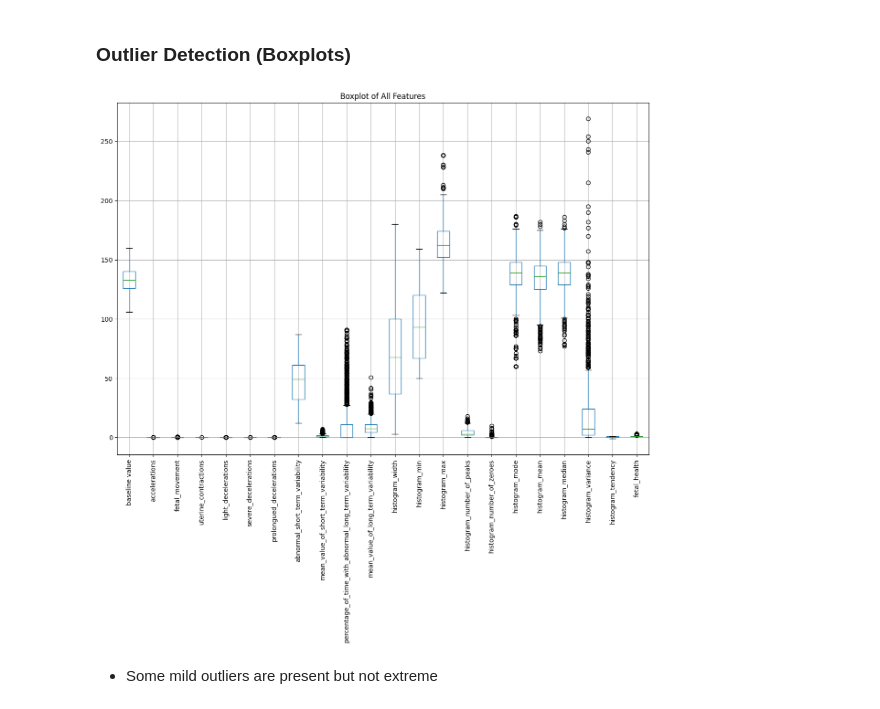
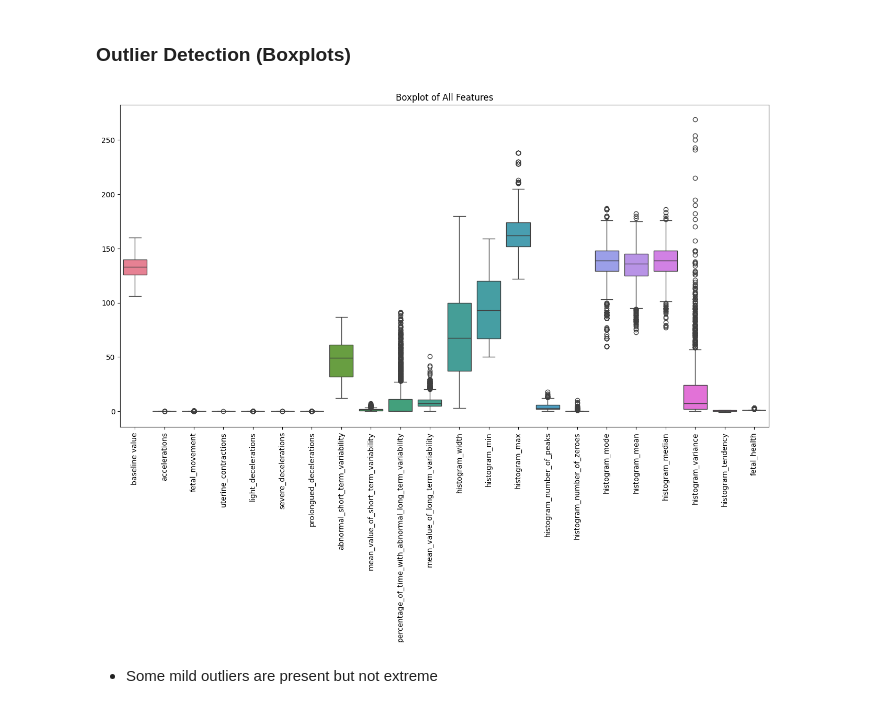
Before and after one commit to iluizacosta/mlp-advanced-ai-topics, a Jupyter notebook: fetal_health_notebook.ipynb, the cells around one changed output. Saved outputs shown, nothing was run; the diff lists cells and outputs as text; code cells hidden in the pictures.

Commit message:
Fix: Adding Seaborn to Notebook graphs

```diff
--- a/fetal_health_notebook.ipynb
+++ b/fetal_health_notebook.ipynb
@@ -256,14 +256,17 @@ plt.show()
 # %% [markdown]
 ### Outlier Detection (Boxplots)
 # %%
-plt.figure(figsize=(15, 10))
+import seaborn as sns
 
-df.boxplot(rot=90)
+# Detect potential outliers in features
 
+plt.figure(figsize=(16, 8))
+sns.boxplot(data=df)
+plt.xticks(rotation=90)
 plt.title("Boxplot of All Features")
 plt.show()
 # %% [output]
-[figure, old version]
+[figure, new version]
 # %% [markdown]
 - Some mild outliers are present but not extreme
 # %% [markdown]
```
Also changed, not shown: parts of 1 cell of this notebook.
